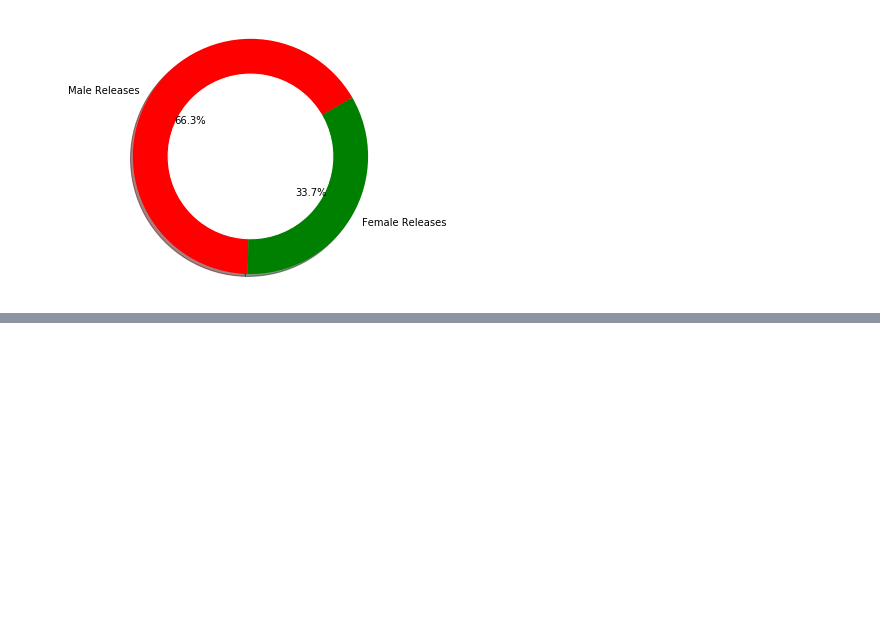
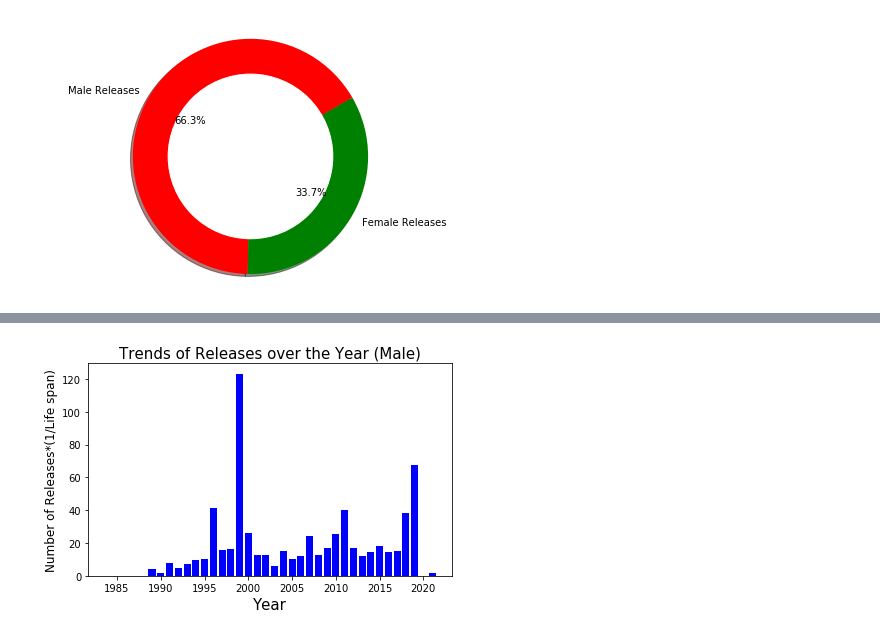
Before and after one commit to polando/GenderGap, a Jupyter notebook: Notebook/CSS_Project.ipynb, the cells around one changed output, grey strips where cells are left out. Saved outputs shown, nothing was run; the diff lists cells and outputs as text; code cells hidden in the pictures; blank space fills up the shorter version.

```diff
--- a/Notebook/CSS_Project.ipynb
+++ b/Notebook/CSS_Project.ipynb
@@ -143,0 +120,25 @@ C:\Users\HP
+# %%
+file_name_source = "crawl_data_lifspan.csv"
+file_address = 'C://Users//HP//'
+
+df = pd.read_csv(file_address + file_name_source,sep='\t' ,error_bad_lines=False, lineterminator='\n',encoding='ISO-8859-1')
+# %%
+from sklearn.preprocessing import LabelEncoder
+
+LE = LabelEncoder()
+df['g1_label'] = LE.fit_transform(df['gender'])
+# %%
+males1 = df[df['g1_label'] == 1]
+females1 = df[df['g1_label'] == 0]
+# %%
+m_LS = np.mean(males1['life_span'])
+f_LS = np.mean(females1['life_span'])
+# %%
+plt.bar(males['year'], males['num_of_releases']/m_LS, color='b')
+plt.xlabel('Year', fontsize = 15)
+plt.ylabel('Number of Releases*(1/Life span)', fontsize = 12)
+plt.title('Trends of Releases over the Year (Male)', fontsize = 15)
+plt.tight_layout()
+plt.show()
+# %% [output]
+[figure, added]
```
Also changed, not shown: parts of 8 cells of this notebook, 1 other file.
